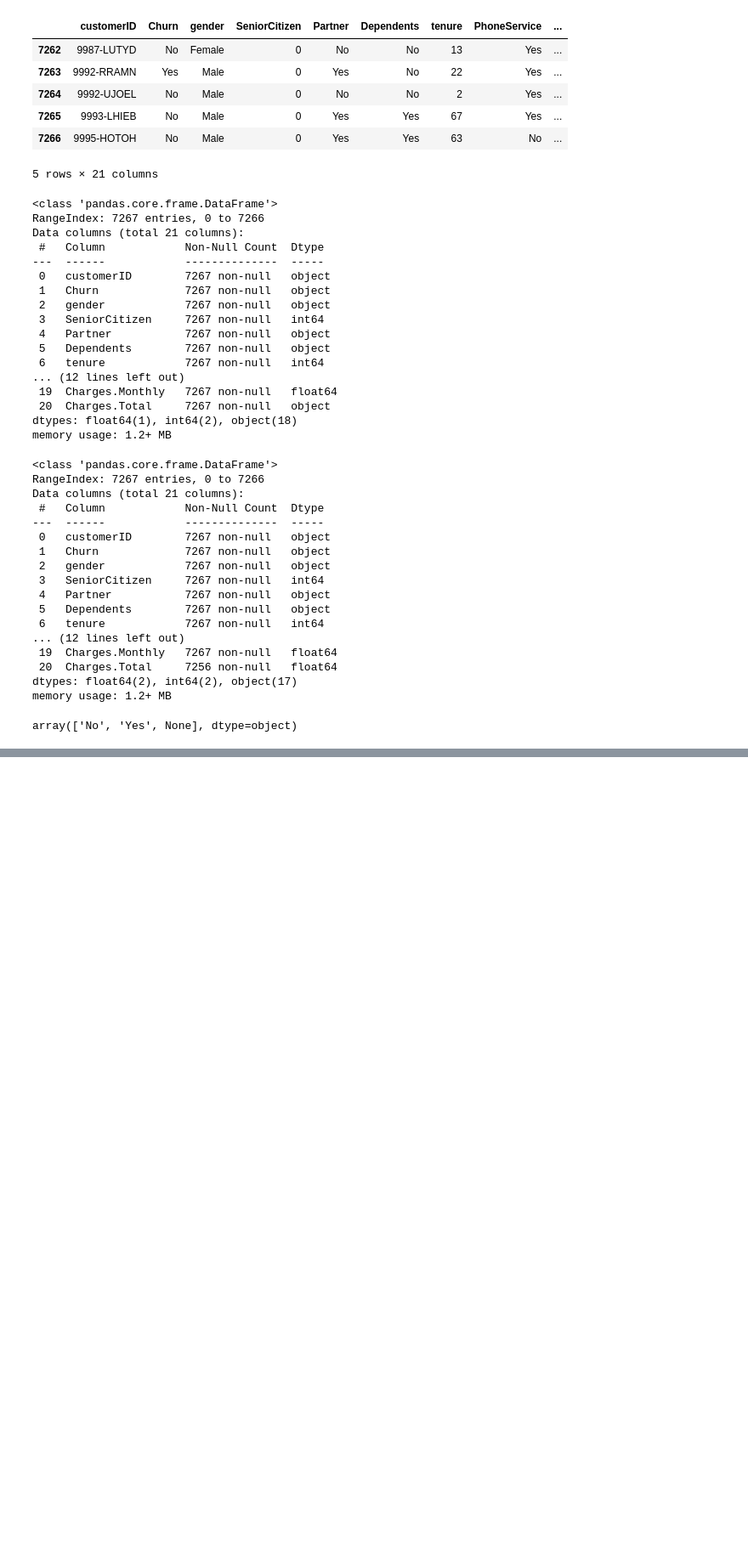
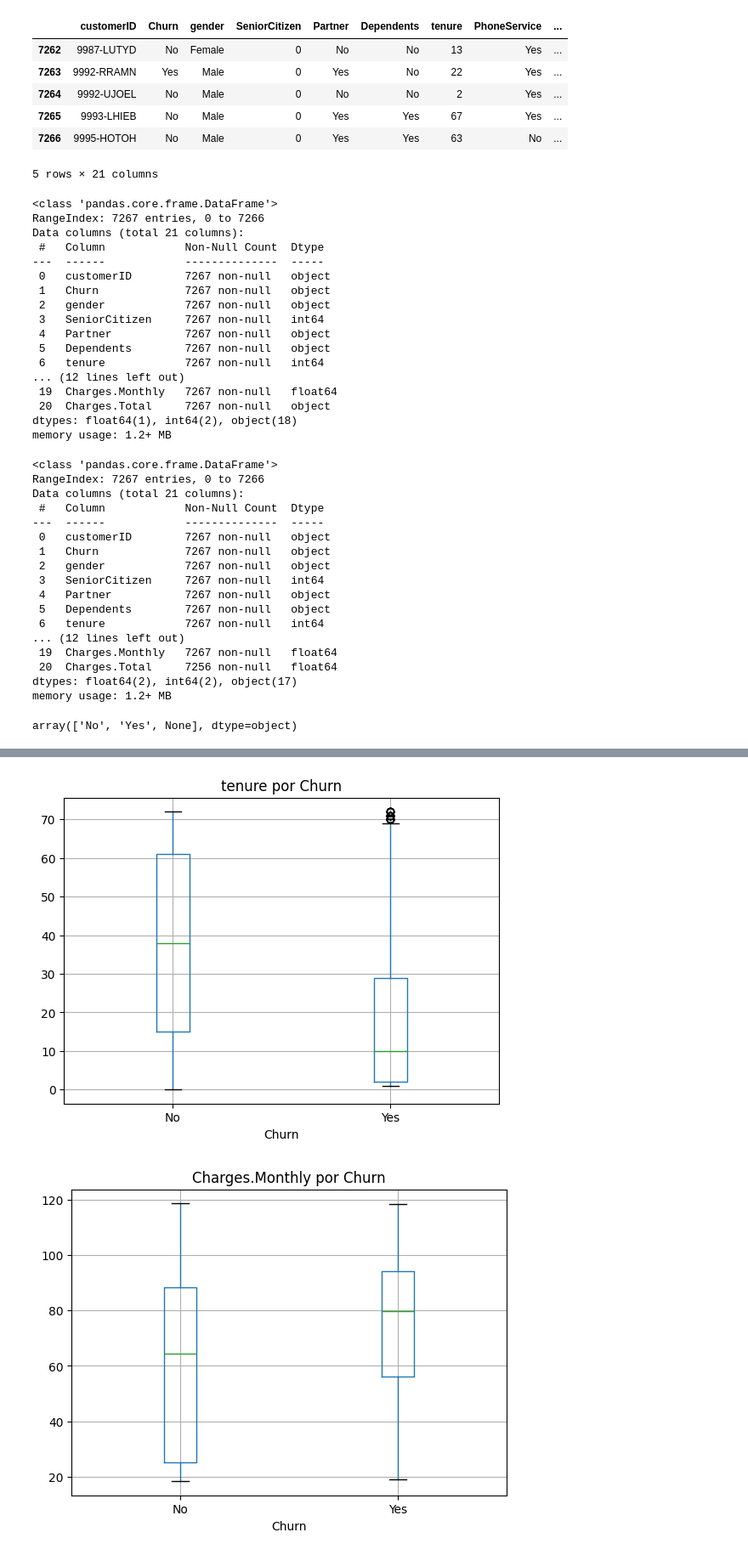
Before and after one commit to JCRMurillo/Telecom_X_JCRM, a Jupyter notebook: TelecomX_JCRM.ipynb, the cells around one changed output, grey strips where cells are left out. Shown at 85% size. Cells and saved outputs as stored; diff of their text form; code cells hidden in the pictures; blank space fills up the shorter version.

```diff
--- a/TelecomX_JCRM.ipynb
+++ b/TelecomX_JCRM.ipynb
@@ -85,0 +235,9 @@ array(['No', 'Yes', None], dtype=object)
+# %%
+for col in ["tenure", "Charges.Monthly", "Cuentas_Diarias"]:
+    datos.boxplot(column=col, by="Churn")
+    plt.title(f"{col} por Churn")
+    plt.suptitle("")
+    plt.show()
+# %% [output]
+[figure, added]
+[figure, added]
```
Also changed, not shown: parts of 20 cells of this notebook.
